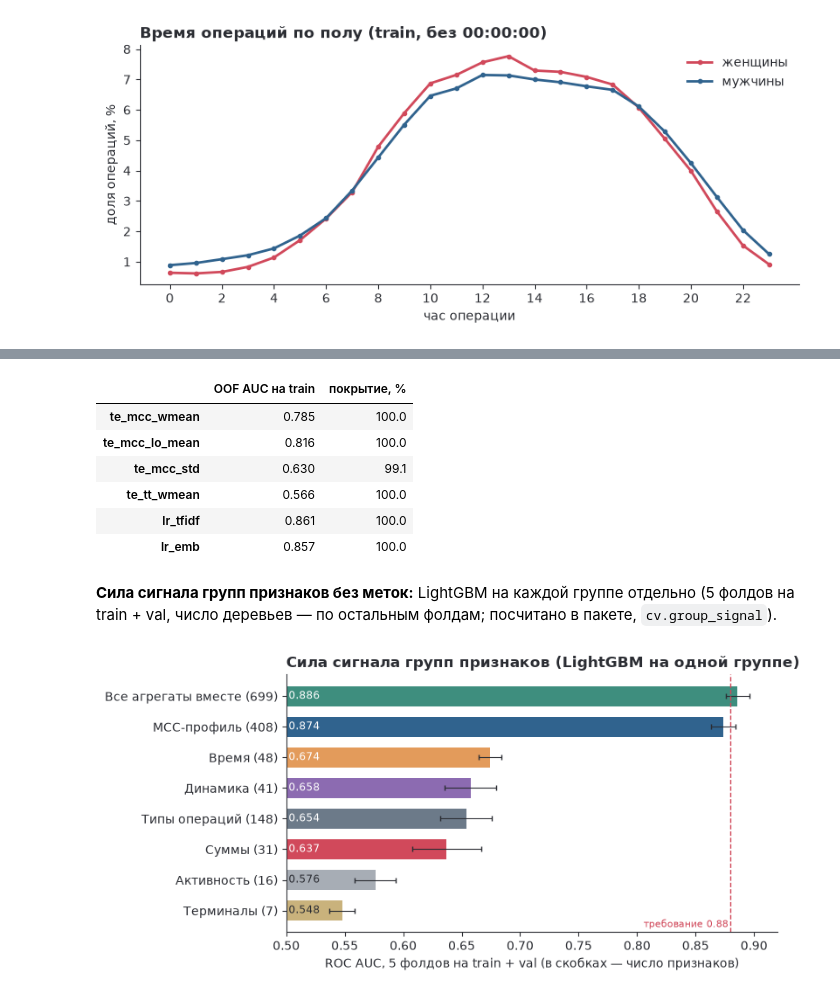
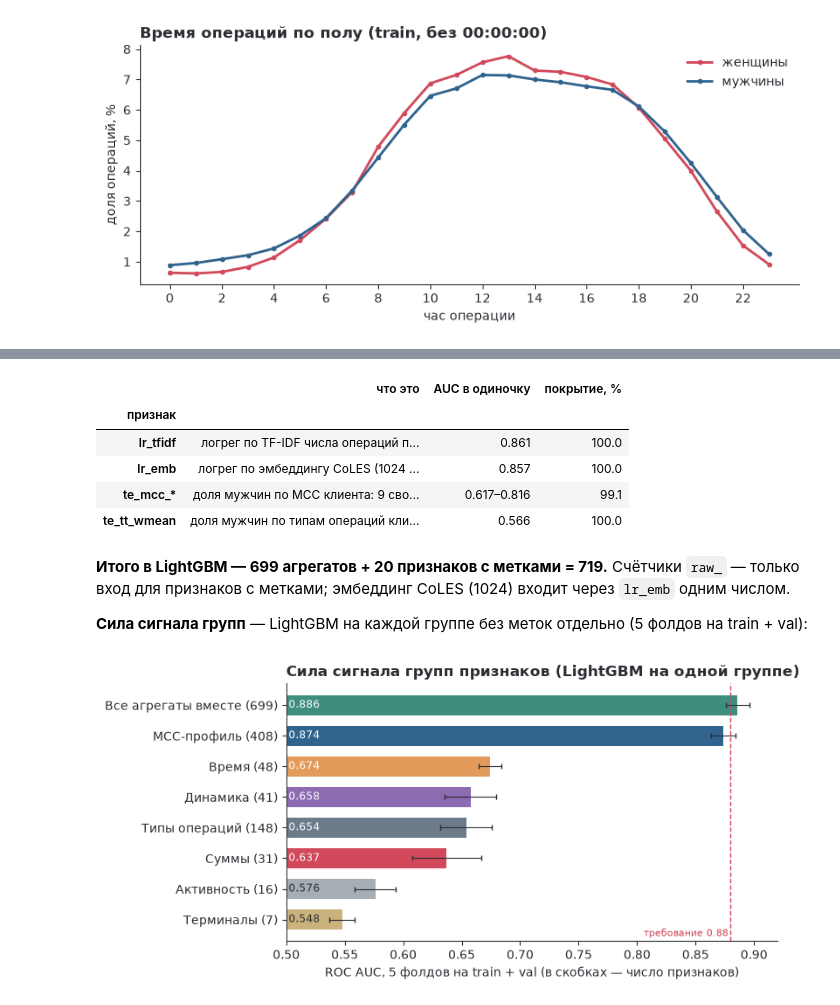
Before and after one commit to Eltralo/gender-prediction, a Jupyter notebook: notebooks/pred_gen_tr.ipynb, the cells around one changed output, grey strips where cells are left out. Saved outputs shown, nothing was run; the diff lists cells and outputs as text; code cells hidden in the pictures.

```diff
--- a/notebooks/pred_gen_tr.ipynb
+++ b/notebooks/pred_gen_tr.ipynb
@@ -296,22 +148,21 @@ X_train: (5880, 2165)
-# %%
-lf = features.LabelFeatures(cfg["features"], seed=0, n_inner=cfg["cv"]["inner_splits"])
-L_train = lf.fit_transform(X_train, y_train)
-key = ["te_mcc_wmean", "te_mcc_lo_mean", "te_mcc_std", "te_tt_wmean", "lr_tfidf", "lr_emb"]
-pd.DataFrame(
-    {c: {"OOF AUC на train": roc_auc_score(y_train[L_train[c].notna()], L_train[c].dropna()),
-         "покрытие, %": 100 * L_train[c].notna().mean()} for c in key}
-).T.round({"OOF AUC на train": 3, "покрытие, %": 1})
-# %% [output]
-|  | OOF AUC на train | покрытие, % |
-| te_mcc_wmean | 0.785 | 100.0 |
-| te_mcc_lo_mean | 0.816 | 100.0 |
-| te_mcc_std | 0.630 | 99.1 |
-| te_tt_wmean | 0.566 | 100.0 |
-| lr_tfidf | 0.861 | 100.0 |
-| lr_emb | 0.857 | 100.0 |
-# %% [markdown]
-**Сила сигнала групп признаков без меток:** LightGBM на каждой группе отдельно (5 фолдов на train + val,
-число деревьев — по остальным фолдам; посчитано в пакете, `cv.group_signal`).
+# %%
+ctx = cli.build_context(cfg, dataset, log=False)
+X_train, y_train = generate_features(dataset["train"])
+L_train = features.LabelFeatures(cfg["features"], seed=0, n_inner=cfg["cv"]["inner_splits"]).fit_transform(X_train, y_train)
+with pd.option_context("display.max_colwidth", None):
+    display(features.label_feature_summary(L_train, y_train))  # AUC в одиночку на train, out-of-fold
+# %% [output]
+|  | что это | AUC в одиночку | покрытие, % |
+| признак |  |  |  |
+| lr_tfidf | логрег по TF-IDF числа операций п... | 0.861 | 100.0 |
+| lr_emb | логрег по эмбеддингу CoLES (1024 ... | 0.857 | 100.0 |
+| te_mcc_* | доля мужчин по MCC клиента: 9 сво... | 0.617–0.816 | 99.1 |
+| te_tt_wmean | доля мужчин по типам операций кли... | 0.566 | 100.0 |
+# %% [markdown]
+**Итого в LightGBM — 699 агрегатов + 20 признаков с метками = 719.** Счётчики `raw_` — только вход для
+признаков с метками; эмбеддинг CoLES (1024) входит через `lr_emb` одним числом.
+
+**Сила сигнала групп** — LightGBM на каждой группе без меток отдельно (5 фолдов на train + val):
 # %%
 fig = plots.group_signal(cfg)
 # %% [output]
```
Also changed, not shown: parts of 47 cells of this notebook, 1 other file.
